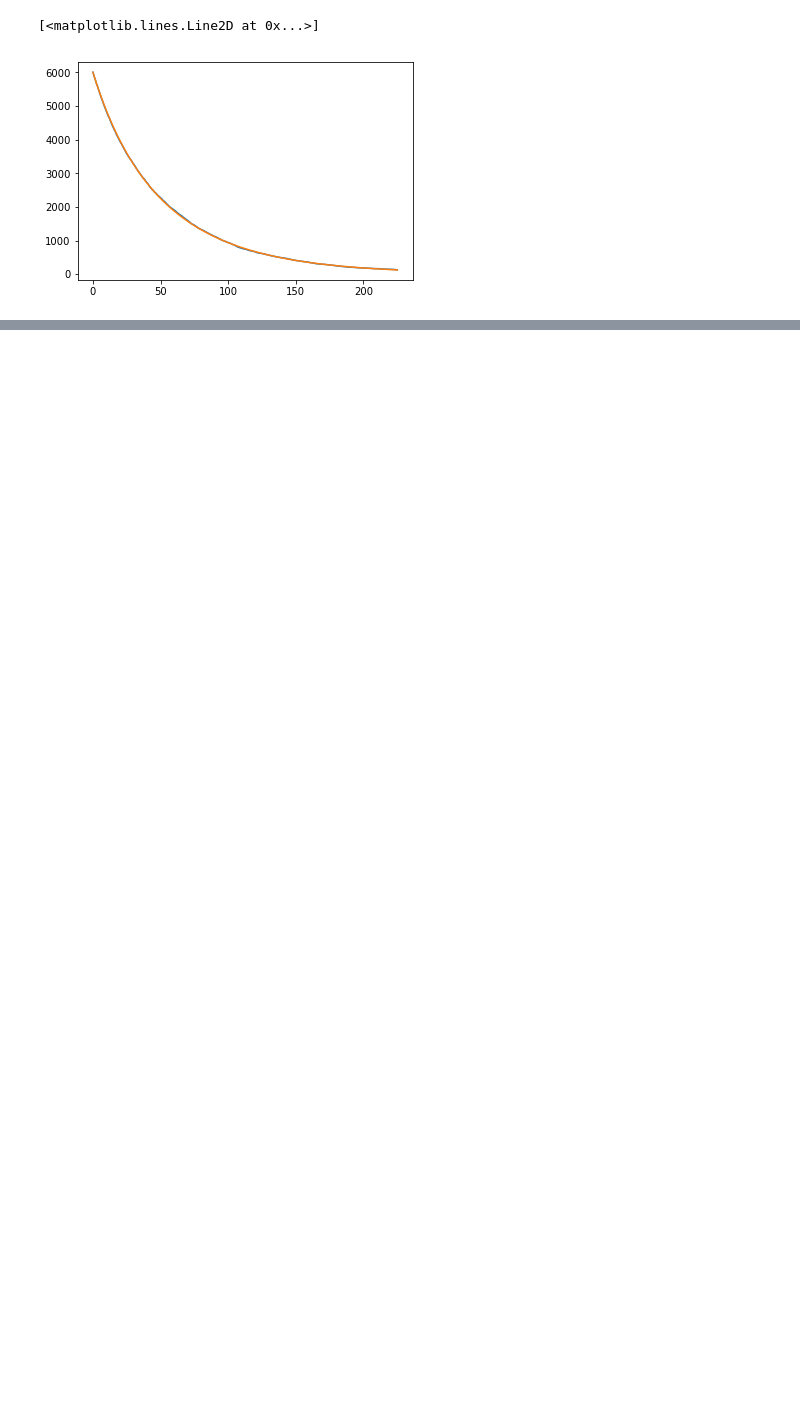
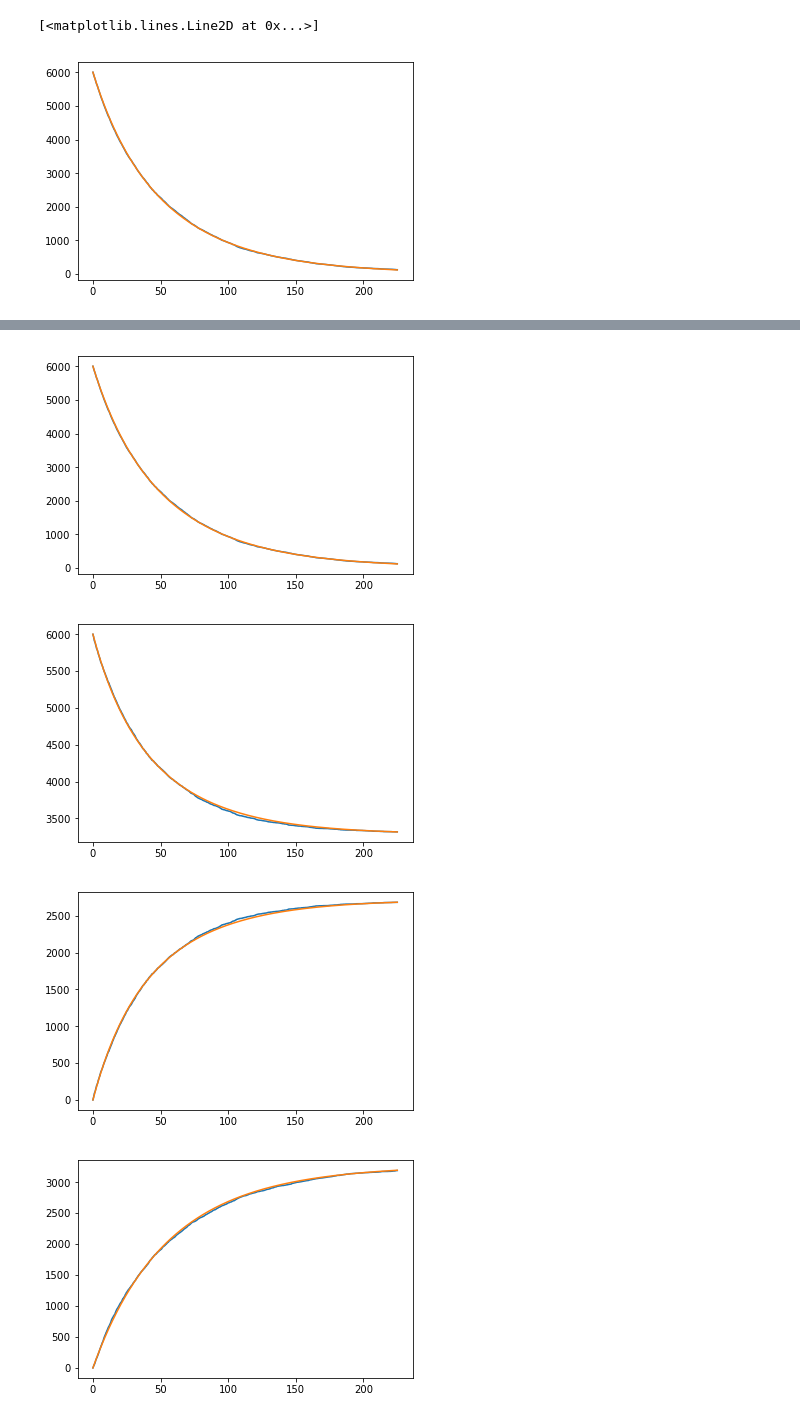
Before and after one commit to readdy/readdy_learn, a Jupyter notebook: analyze/analyze_simple.ipynb, the cells around one changed output, grey strips where cells are left out. Drawn from its saved outputs; the diff is of its cells as text; code cells hidden in the pictures; blank space fills up the shorter version.

```diff
--- a/analyze/analyze_simple.ipynb
+++ b/analyze/analyze_simple.ipynb
@@ -274,0 +275,17 @@ plt.plot(np.arange(0, n_timesteps * .01, .01), num_solution[:, 3])
+# %%
+theta1 = lambda x: np.array([-x[:,0]*x[:,1], -x[:,0]*x[:,1], x[:,0]*x[:,1], np.zeros(n_timesteps)])
+theta2 = lambda x: np.array([x[:,2], x[:,2], -x[:,2], np.zeros(n_timesteps)])
+theta3 = lambda x: np.array([-x[:,0], x[:,0], np.zeros(n_timesteps), np.zeros(n_timesteps)])
+theta4 = lambda x: np.array([-x[:,0], np.zeros(n_timesteps), np.zeros(n_timesteps), x[:,0]])
+theta5 = lambda x: np.array([x[:,3], np.zeros(n_timesteps), np.zeros(n_timesteps), -x[:,3]])
+
+theta1_ode = lambda x: np.array([-x[0]*x[1], -x[0]*x[1], x[0]*x[1], 0])
+theta2_ode = lambda x: np.array([x[2], x[2], -x[2], 0])
+theta3_ode = lambda x: np.array([-x[0], x[0], 0, 0])
+theta4_ode = lambda x: np.array([-x[0], 0, 0, x[0]])
+theta5_ode = lambda x: np.array([x[3], 0, 0, -x[3]])
+# %%
+large_theta = np.array([theta1(counts), theta2(counts), theta3(counts), theta4(counts)])
+large_theta = np.transpose(large_theta, axes=((2, 0, 1)))
+print(np.sum(large_theta))
+at.lasso_minimizer_objective_fun
@@ -274,0 +299,11 @@ plt.plot(np.arange(0, n_timesteps * .01, .01), num_solution[:, 3])
+# %%
+import scipy.optimize as so
+
+bounds = ((0., None), (0., None), (0., None), (0., None))
+init_xi = np.array([.1] * large_theta.shape[1])
+result = so.minimize(
+    lambda x: at.lasso_minimizer_objective_fun(x, .001, large_theta/(4.*n_timesteps), dcounts_dt/(4.*n_timesteps)),
+    init_xi,
+    bounds=bounds,
+    callback=lambda x: print(x), tol=1e-16)
+xi = result.x
@@ -274,0 +328,21 @@ plt.plot(np.arange(0, n_timesteps * .01, .01), num_solution[:, 3])
+# %%
+%matplotlib inline
+import matplotlib.pyplot as plt
+
+from scipy.integrate import odeint
+
+def fun(data, _):
+    theta = np.array([theta1_ode(data), theta2_ode(data), theta3_ode(data), theta4_ode(data)])
+    return np.matmul(xi, theta)
+
+num_solution = odeint(fun, counts[0], np.arange(0, n_timesteps*.01, .01))
+# %%
+for i in range(4):
+    plt.plot(np.arange(0, n_timesteps*.01, .01), counts[:,i])
+    plt.plot(np.arange(0, n_timesteps*.01, .01), num_solution[:, i])
+    plt.show()
+# %% [output]
+[figure, added]
+[figure, added]
+[figure, added]
+[figure, added]
```
Also changed, not shown: parts of 18 cells of this notebook, 6 other files.
